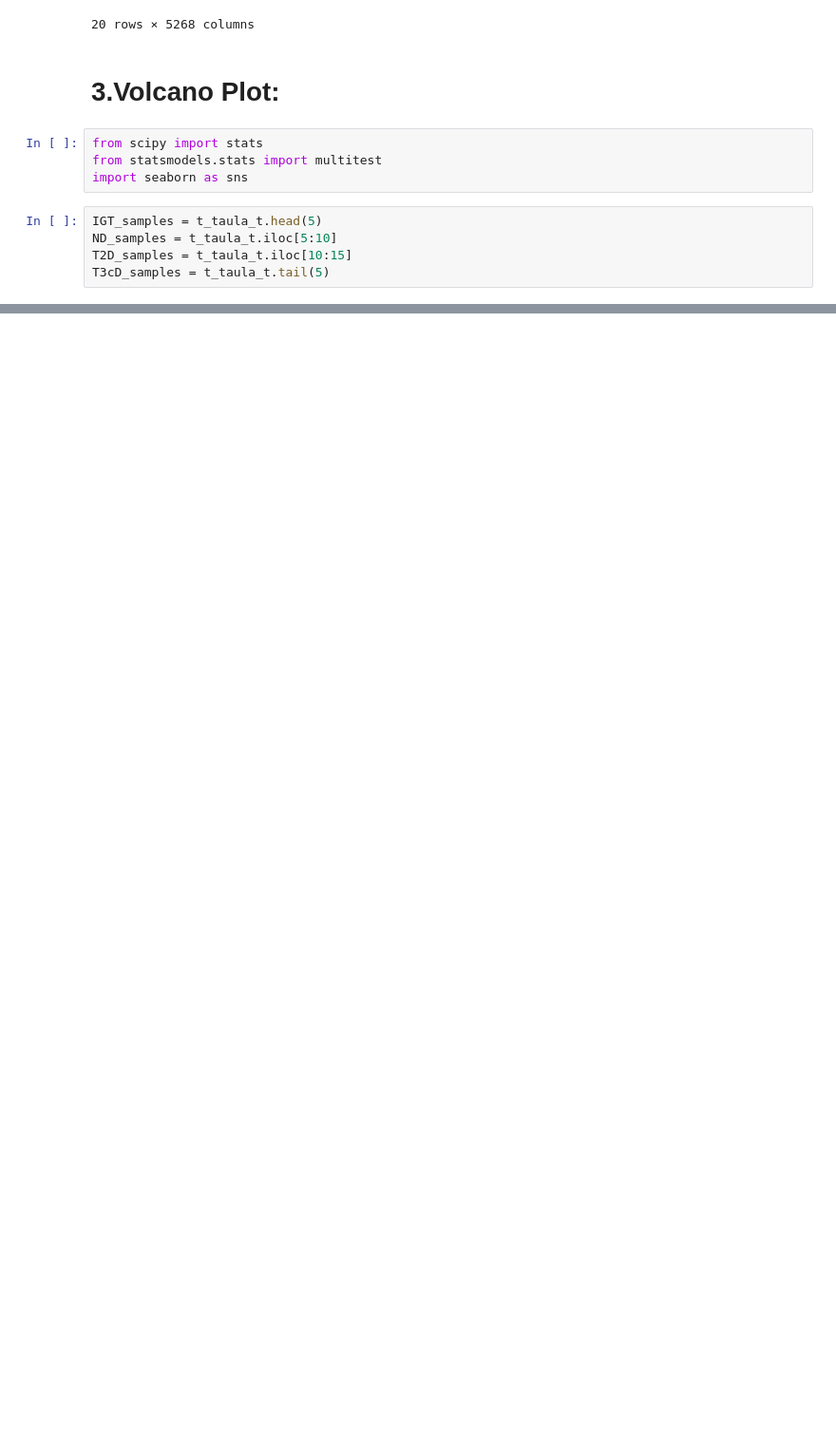
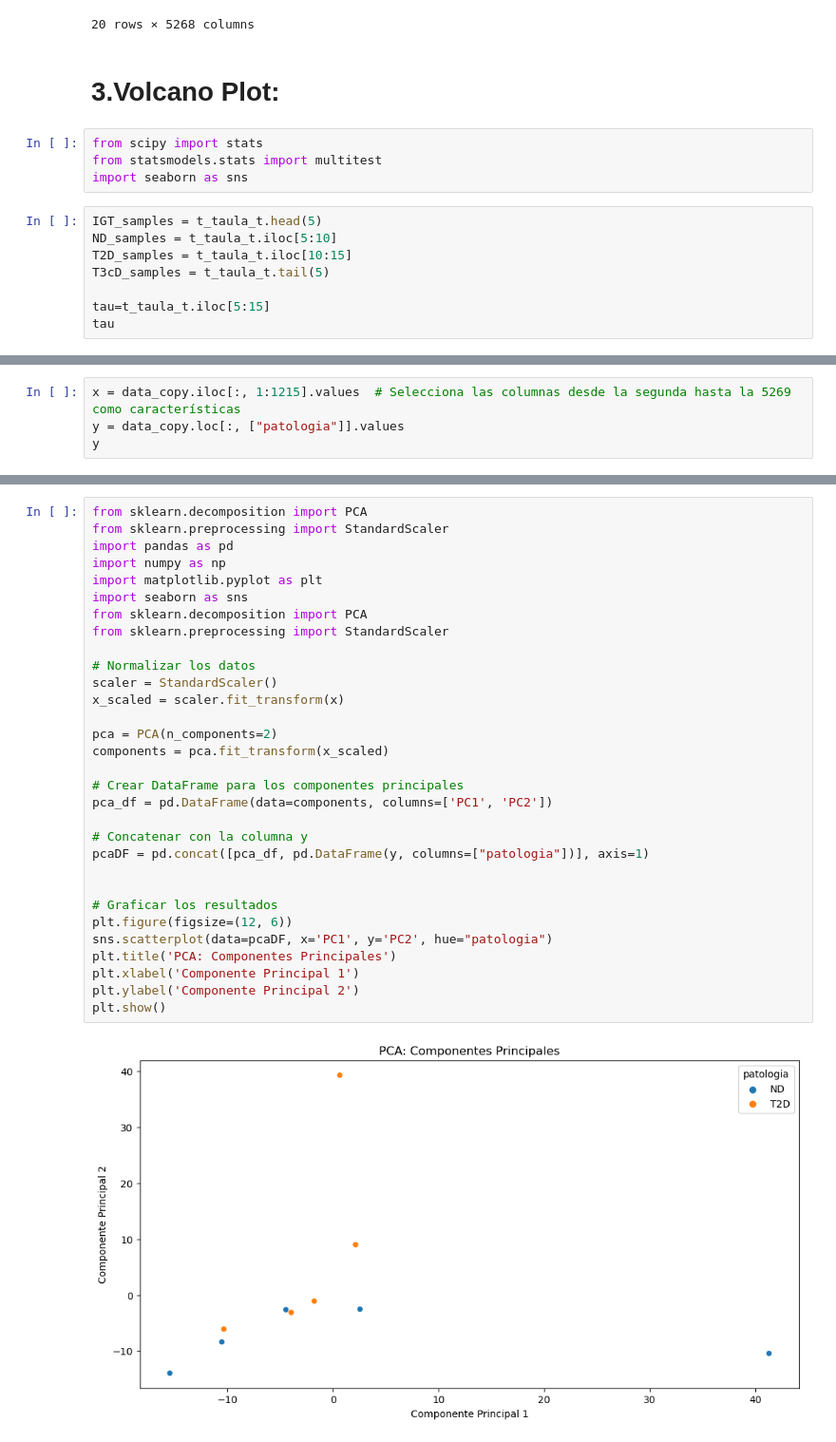
Before and after one commit to NoeGrageraJimenez/TFG, a Jupyter notebook: TFG-Example/Islets samples.ipynb, the cells around one changed output, grey strips where cells are left out. Shown at 95% size. Drawn from its saved outputs; the diff is of its cells as text; blank space fills up the shorter version.

```diff
--- a/TFG-Example/Islets samples.ipynb
+++ b/TFG-Example/Islets samples.ipynb
@@ -799,3 +773,6 @@ IGT_samples = t_taula_t.head(5)
 ND_samples = t_taula_t.iloc[5:10]
 T2D_samples = t_taula_t.iloc[10:15]
 T3cD_samples = t_taula_t.tail(5)
+
+tau=t_taula_t.iloc[5:15]
+tau
@@ -801,0 +843,4 @@ T3cD_samples = t_taula_t.tail(5)
+# %%
+x = data_copy.iloc[:, 1:1215].values  # Selecciona las columnas desde la segunda hasta la 5269 como características
+y = data_copy.loc[:, ["patologia"]].values
+y
@@ -801,0 +858,33 @@ T3cD_samples = t_taula_t.tail(5)
+# %%
+from sklearn.decomposition import PCA
+from sklearn.preprocessing import StandardScaler
+import pandas as pd
+import numpy as np
+import matplotlib.pyplot as plt
+import seaborn as sns
+from sklearn.decomposition import PCA
+from sklearn.preprocessing import StandardScaler
+
+# Normalizar los datos
+scaler = StandardScaler()
+x_scaled = scaler.fit_transform(x)
+
+pca = PCA(n_components=2)
+components = pca.fit_transform(x_scaled)
+
+# Crear DataFrame para los componentes principales
+pca_df = pd.DataFrame(data=components, columns=['PC1', 'PC2'])
+
+# Concatenar con la columna y
+pcaDF = pd.concat([pca_df, pd.DataFrame(y, columns=["patologia"])], axis=1)
+
+
+# Graficar los resultados
+plt.figure(figsize=(12, 6))
+sns.scatterplot(data=pcaDF, x='PC1', y='PC2', hue="patologia")
+plt.title('PCA: Componentes Principales')
+plt.xlabel('Componente Principal 1')
+plt.ylabel('Componente Principal 2')
+plt.show()
+# %% [output]
+[figure, added]
```
Also changed, not shown: parts of 13 cells of this notebook.
